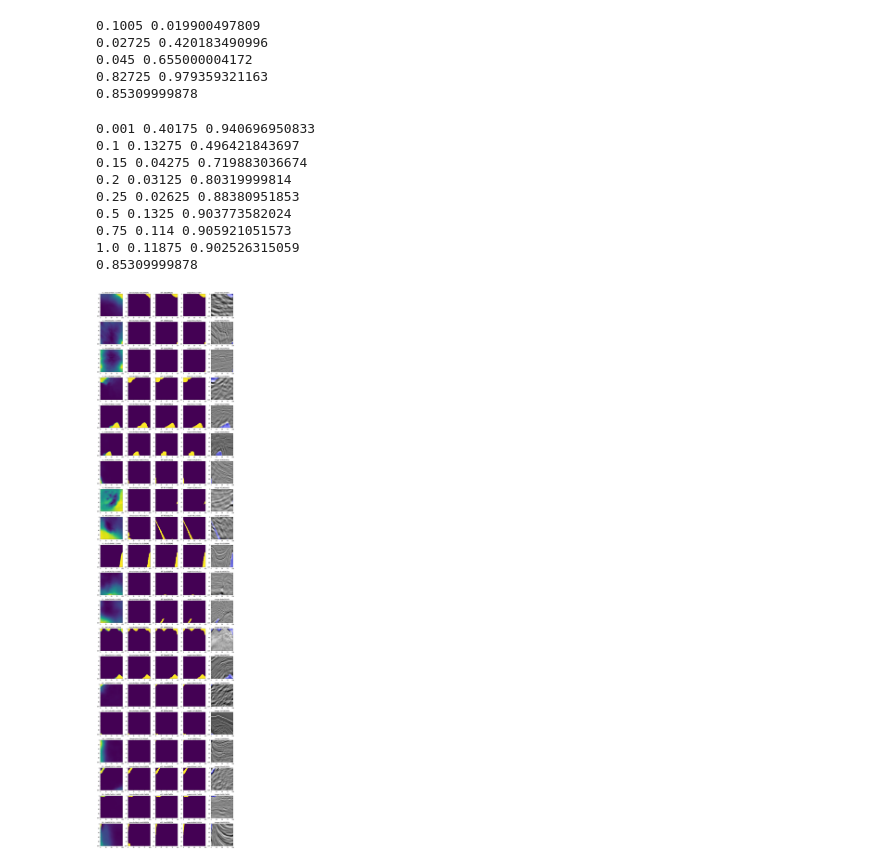
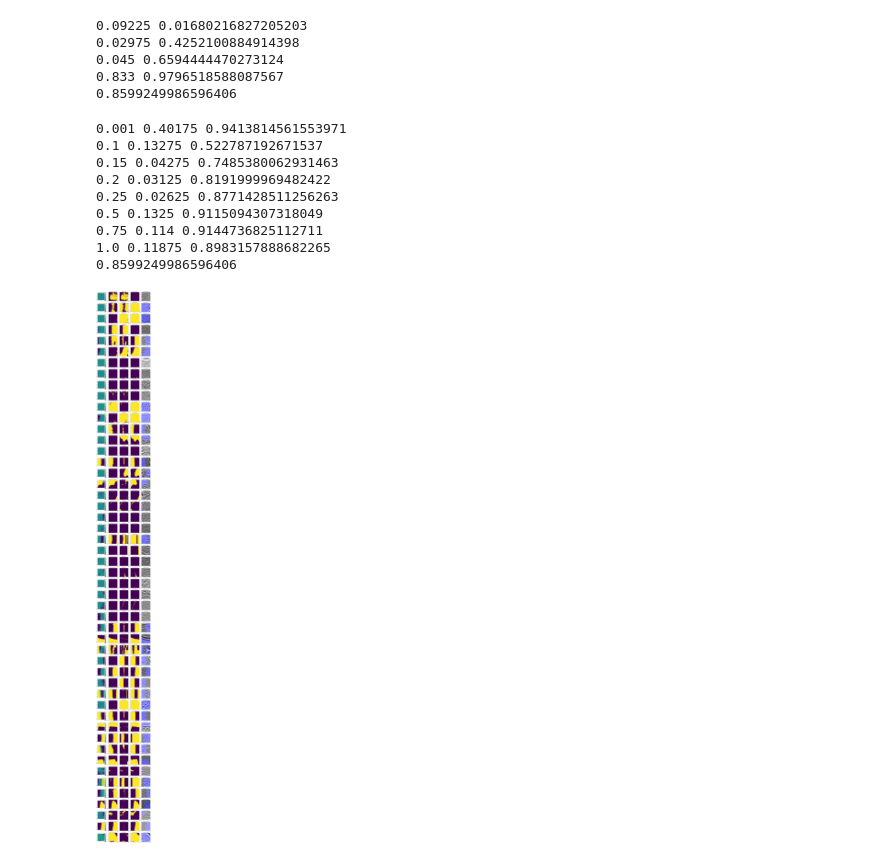
Before and after one commit to mctigger/KaggleSalt, a Jupyter notebook: analyze.ipynb, the cells around one changed output. Drawn from its saved outputs; the diff is of its cells as text; code cells hidden in the pictures.

```diff
--- a/analyze.ipynb
+++ b/analyze.ipynb
@@ -4,10 +4,10 @@ import utils
 
 from ela import generator, random
 
-predictions = [utils.TestPredictions('nopoolrefinenet_50_128_lovasz_elu_focal_finetune', mode='val').load_raw()]
+predictions = utils.TestPredictions('nopoolrefinenet_dpn92_oc', mode='val').load_raw()
 samples = utils.get_train_samples()
 transforms = transforms = generator.TransformationsGenerator([])
-dataset = datasets.StackingDataset(samples, './data/train', transforms, predictions, mode='analyze')
+dataset = datasets.AnalysisDataset(samples, './data/train', transforms, predictions)
 # %%
 import torch
 from tqdm import tqdm
@@ -67,11 +67,11 @@ for key, item in buckets_score.items():
 
 print(overall)
 # %% [output]
-0.1005 0.019900497809
-0.02725 0.420183490996
-0.045 0.655000004172
-0.82725 0.979359321163
-0.85309999878
+0.09225 0.01680216827205203
+0.02975 0.4252100884914398
+0.045 0.6594444470273124
+0.833 0.9796518588087567
+0.8599249986596406
 # %%
 overall = 0
 for key, item in buckets_area.items():
@@ -80,15 +80,15 @@ for key, item in buckets_area.items():
 
 print(overall)
 # %% [output]
-0.001 0.40175 0.940696950833
-0.1 0.13275 0.496421843697
-0.15 0.04275 0.719883036674
-0.2 0.03125 0.80319999814
-0.25 0.02625 0.88380951853
-0.5 0.1325 0.903773582024
-0.75 0.114 0.905921051573
-1.0 0.11875 0.902526315059
-0.85309999878
+0.001 0.40175 0.9413814561553971
+0.1 0.13275 0.522787192671537
+0.15 0.04275 0.7485380062931463
+0.2 0.03125 0.8191999969482422
+0.25 0.02625 0.8771428511256263
+0.5 0.1325 0.9115094307318049
+0.75 0.114 0.9144736825112711
+1.0 0.11875 0.8983157888682265
+0.8599249986596406
 # %%
 buckets_score = {
     0.25: [],
@@ -121,32 +121,45 @@ for id, (prediction, target, score) in data.items():
         if target_tensor.sum() / (101*101) <= key:
             buckets_area[key].append((id, prediction, target, score))
             break
+# %%
+import numpy as np
+
+sorted_by_median = []
+for id, (prediction, target, score) in data.items():
+    sorted_by_median.append((id, prediction, target, score))
+
+
+def sort_median(item):
+    return np.abs(np.median(item[1]) - 0.5)
+
+sorted_by_median = sorted(sorted_by_median, key=sort_median)
 # %%
 from os.path import join
 import numpy as np
 import matplotlib.pyplot as plt
 %matplotlib inline
 
 from skimage import img_as_float
 from skimage.io import imread
 
-rows = 20
+rows = 50
 cols = 5
 fig, ax = plt.subplots(rows, cols, figsize=(cols * 3, rows * 3))
-for i, (id, prediction, target, score) in zip(range(rows), buckets_area[0.1]):
-    ax[i][0].imshow(prediction)
+for i, (id, prediction, target, score) in zip(range(rows), sorted_by_median):
+    im = ax[i][0].imshow(prediction, vmin = 0, vmax = 1)
     ax[i][0].set_title('{}:, {}: {:6.4f}'.format(i, id, score))
     ax[i][1].imshow(prediction > 0.5)
     ax[i][1].set_title('thresholded {}'.format(id))
-    ax[i][2].imshow((target - (prediction > 0.5) + ((prediction > 0.5) + target).astype(np.uint)))
+    ax[i][2].imshow(np.abs(target - (prediction > 0.5)))
     ax[i][2].set_title('diff {}'.format(id))
     ax[i][3].imshow(target)
     ax[i][3].set_title('mask {}'.format(id))
     overlay = np.repeat(np.expand_dims(0.5*target, axis=2), 3, axis=2)
     overlay[:, :, [0, 1]] = 0
     ax[i][4].imshow(np.clip(overlay + img_as_float(imread(join('./data/train', 'images', id) + '.png')), 0, 1))
     ax[i][4].set_title('image {}'.format(id))
+    fig.colorbar(im, orientation='vertical', ax=ax[i][0])
 
 plt.tight_layout()
 # %% [output]
-[figure, old version]
+[figure, new version]
```
Also changed, not shown: parts of 1 cell of this notebook, 8 other files.
